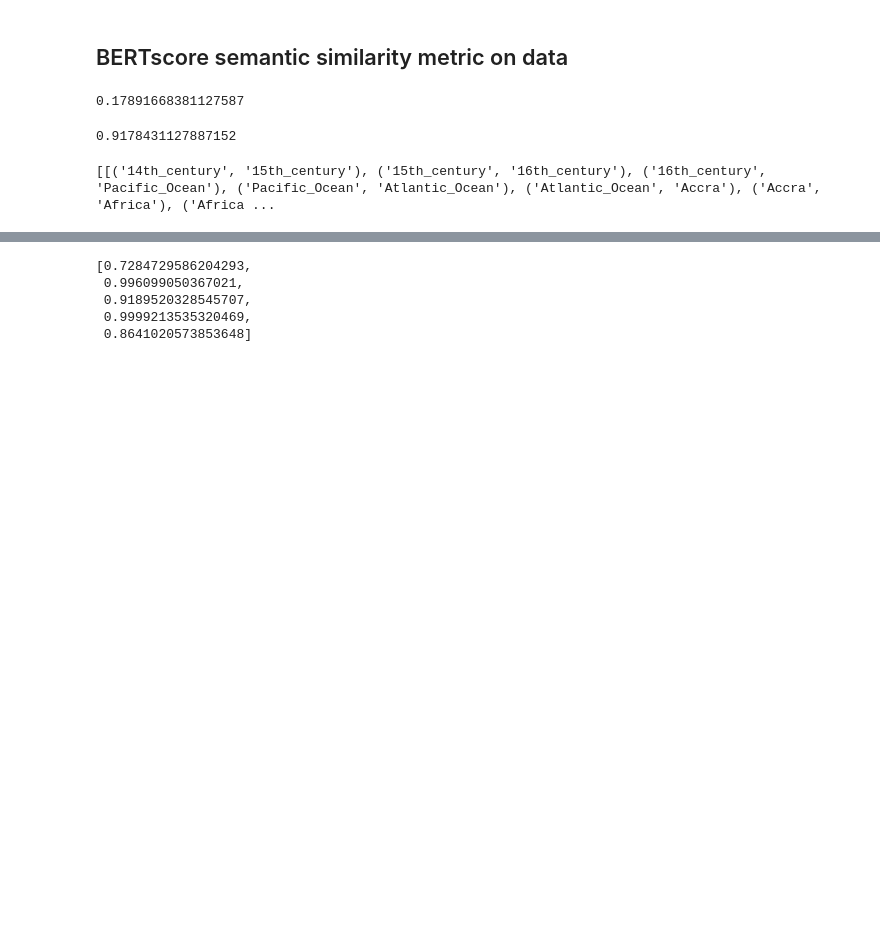
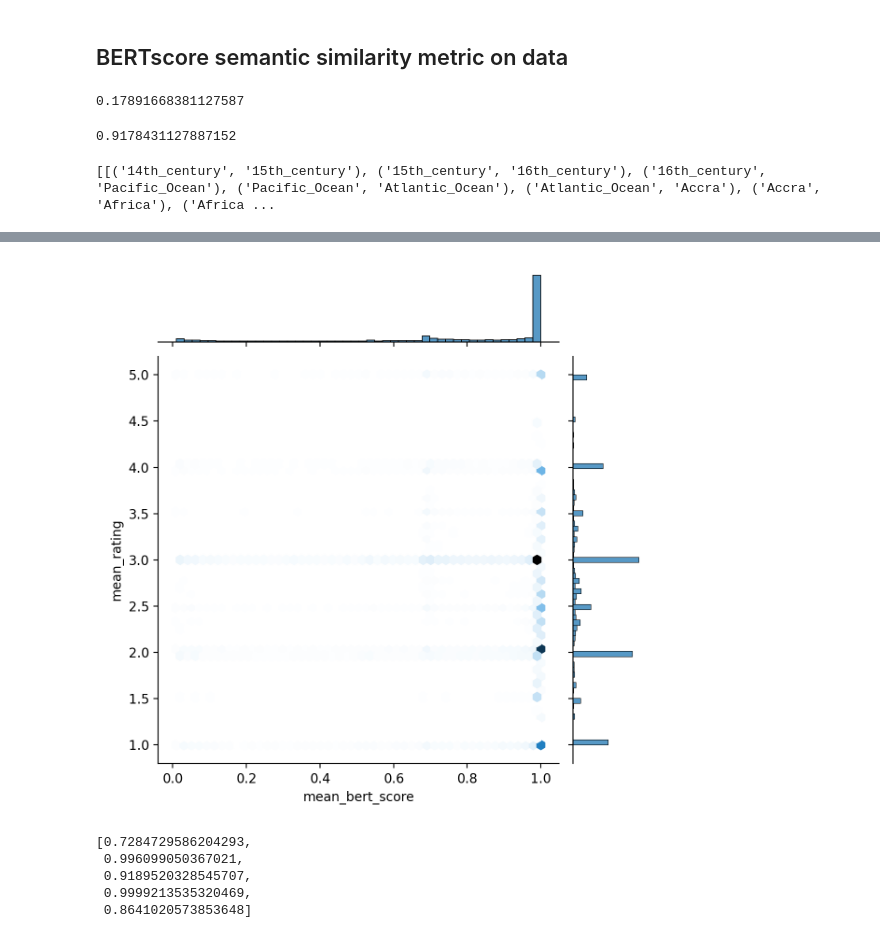
Before and after one commit to epfl-ada/ada-2023-project-adamants, a Jupyter notebook: BERTscore.ipynb, the cells around one changed output, grey strips where cells are left out. Saved outputs shown, nothing was run; the diff lists cells and outputs as text; code cells hidden in the pictures; blank space fills up the shorter version.

```diff
--- a/BERTscore.ipynb
+++ b/BERTscore.ipynb
@@ -74,3 +74,17 @@ print(sucessive_pairs[:2])
 [[('14th_century', '15th_century'), ('15th_century', '16th_century'), ('16th_century', 'Pacific_Ocean'), ('Pacific_Ocean', 'Atlantic_Ocean'), ('Atlantic_Ocean', 'Accra'), ('Accra', 'Africa'), ('Africa ...
 # %%
 sucessive_pairs_encoded = [[compute_sim(*a) for a in x] for x in tqdm(sucessive_pairs)]
+# %%
+from collections import defaultdict
+global_dict = defaultdict(list)
+
+for i in range(len(sucessive_pairs)):
+	local_rating = paths_finished['rating'][i]
+	for key, value in zip(sucessive_pairs[i], sucessive_pairs_encoded[i]):
+		global_dict[key].append((local_rating, value))
+
+global_dict = {key: np.array(value) for key, value in global_dict.items()}
+edge_score_df = pd.DataFrame({
+	'edge': global_dict.keys(),
+	'mean_bert_score': [np.nanmean(a[:, 1]) for a in global_dict.values()], 'mean_rating':[np.nanmean(a[:, 0]) for a in global_dict.values()]})
+display(edge_score_df)
@@ -77,3 +105,12 @@ sucessive_pairs_encoded = [[compute_sim(*a) for a in x] for x in tqdm(sucessive_
+# %%
+sns.jointplot(data=edge_score_df,
+			  x='mean_bert_score',
+			  y='mean_rating',
+			  kind='hex'
+)
+plt.show()
+# %% [output]
+[figure, added]
 # %%
 sucessive_pairs_encoded_mean = [np.mean(x) for x in sucessive_pairs_encoded]
 sucessive_pairs_encoded_mean[:5]
```
Also changed, not shown: parts of 5 cells of this notebook.
